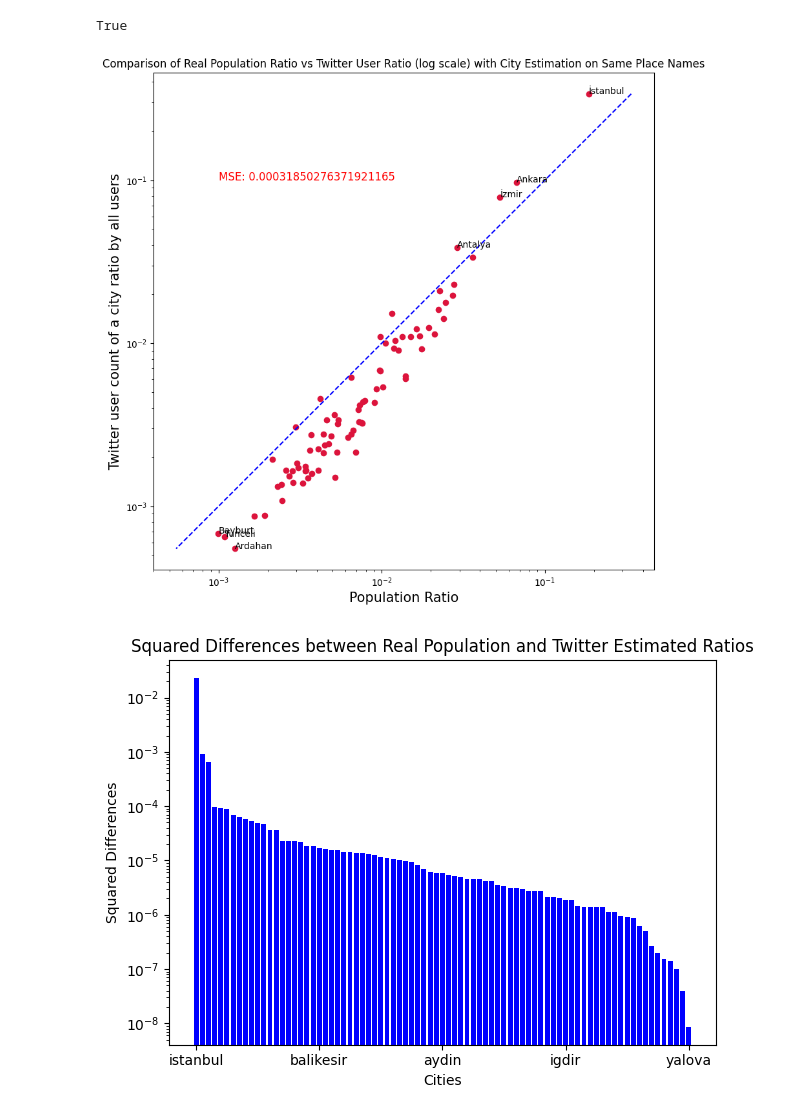
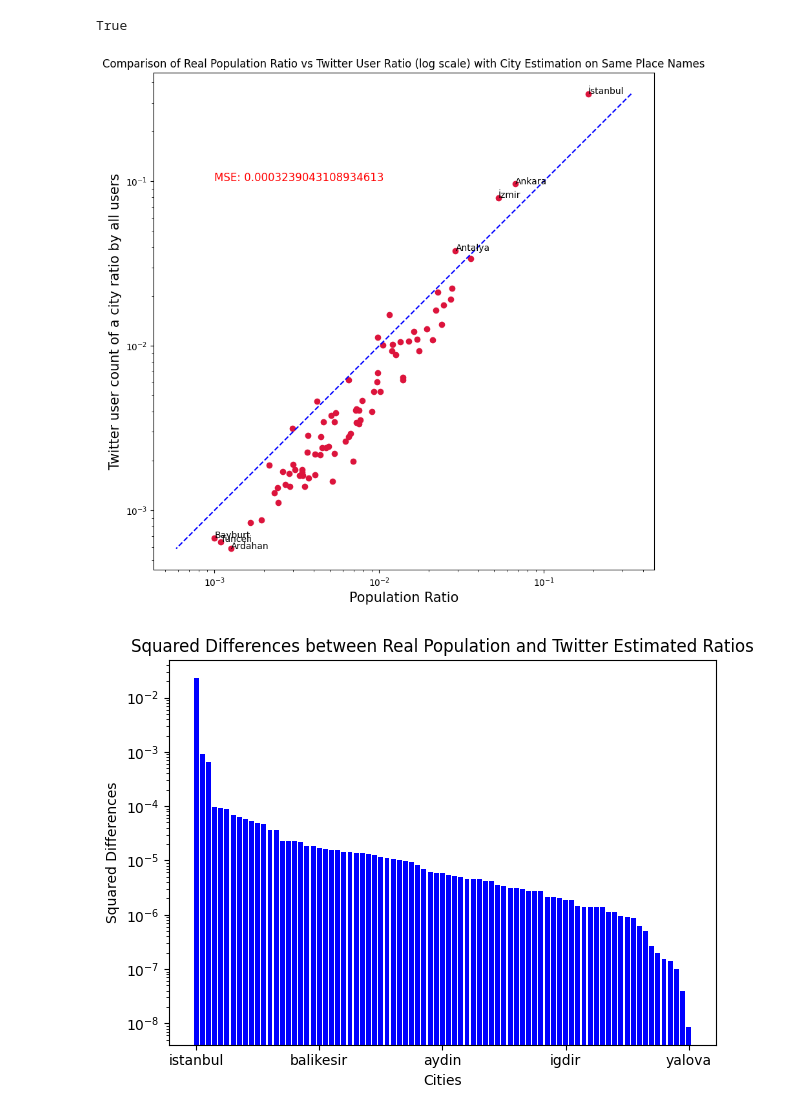
Before and after one commit to alpYener123/FindGeoLocation, a Jupyter notebook: extracting_graphs.ipynb, the cells around one changed output. Drawn from its saved outputs; the diff is of its cells as text; code cells hidden in the pictures.

Commit message:
fixed problem + collected more data

```diff
--- a/extracting_graphs.ipynb
+++ b/extracting_graphs.ipynb
@@ -42,7 +42,7 @@ def mean_squared_error(dict1, dict2):
     mse = squared_diff_sum / len(keys)
     return mse
 # %%
-with open("C:/Users/alpye/OneDrive/Desktop/pure_git/FindGeoLocation/gathered_data/whole_results/trial_data_save3.json", "r") as file:
+with open("C:/Users/alpye/OneDrive/Desktop/pure/FindGeoLocation/trial_data_gathered/accumulation/guess/3)coordinates.json", "r") as file:
     whole = json.load(file)
 
 whole_dict = percent_dict(whole, total(whole))
@@ -73,34 +73,38 @@ estimated_values = [whole_dict[key] for key in observed_keys]
 
 plt.figure(figsize=(10,10))
 plt.scatter(observed_values, estimated_values, c='crimson')
 plt.yscale('log')
 plt.xscale('log')
 
 p1 = max(max(estimated_values), max(observed_values))
 p2 = min(min(estimated_values), min(observed_values))
 plt.plot([p1, p2], [p1, p2], 'b--')
 plt.xlabel('Population Ratio', fontsize=15)
 plt.ylabel('Twitter user count of a city ratio by all users', fontsize=15)
 plt.axis('equal')
 plt.title("Comparison of Real Population Ratio vs Twitter User Ratio (log scale) with City Estimation on Same Place Names")
 
 plt.annotate("İzmir", (obs_dict["izmir"],whole_dict["izmir"]))
 plt.annotate("Ankara", (obs_dict["ankara"], whole_dict["ankara"]))
 plt.annotate("İstanbul", (obs_dict["istanbul"], whole_dict["istanbul"]))
 plt.annotate("Ardahan", (obs_dict["ardahan"], whole_dict["ardahan"]))
 plt.annotate("Tunceli", (obs_dict["tunceli"], whole_dict["tunceli"]))
 plt.annotate("Bayburt", (obs_dict["bayburt"], whole_dict["bayburt"]))
 plt.annotate("Antalya", (obs_dict["antalya"], whole_dict["antalya"]))
 
+'''for key, x, y in zip(obs_dict.keys(), obs_dict.values(), whole_dict.values()):
+    plt.annotate(key, (x, y), textcoords="offset points", xytext=(0,10), ha='center')'''
+
+
 text_x = 0.001  # X-coordinate of the text
 text_y = 0.1  # Y-coordinate of the text
 
 text_content = 'MSE: ' + str(mean_squared_error(obs_dict,whole_dict))
 plt.text(text_x, text_y, text_content, fontsize=12, color='red')
 
 plt.savefig('graphs/whole_data1.png')
 # %% [output]
-[figure, old version]
+[figure, new version]
 # %%
 squared_diffs = [(key, (obs_dict[key] - whole_dict[key]) ** 2) for key in obs_dict]
 squared_diffs.sort(key=lambda x: x[1], reverse=True)  # Sort by squared difference
```
Also changed, not shown: 12 other files.
